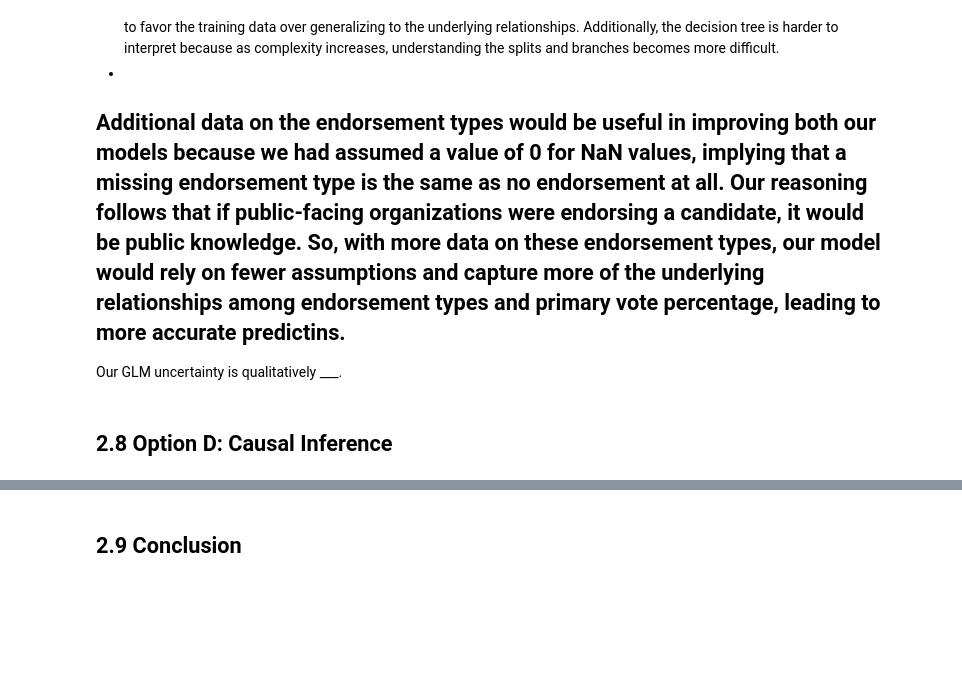
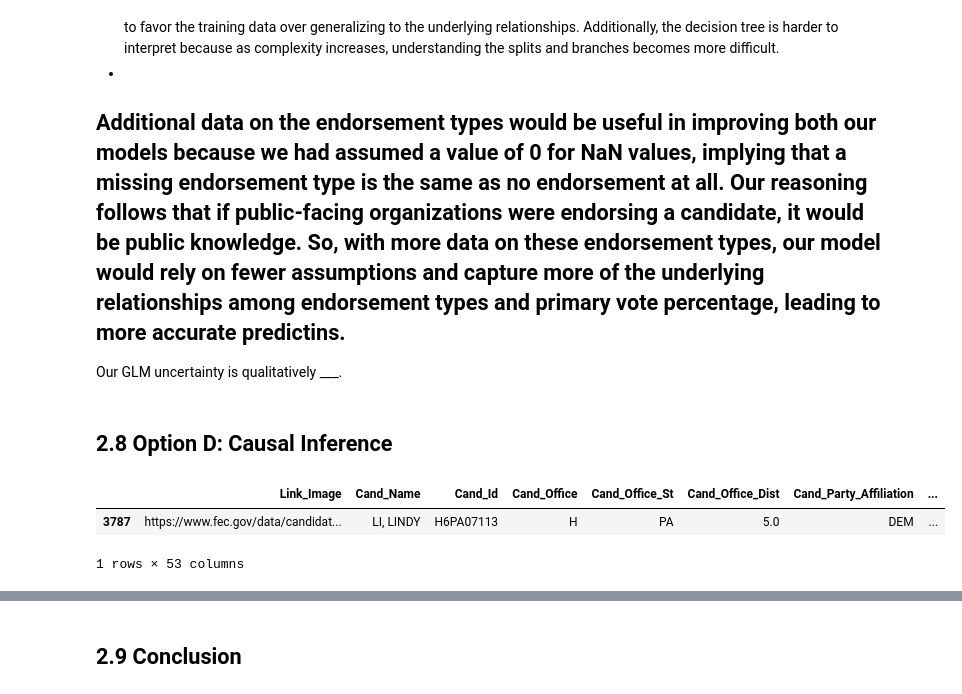
Before and after one commit to daekwon0/data102proj, a Jupyter notebook: data102_finproj_g23.ipynb, the cells around one changed output, grey strips where cells are left out. Cells and saved outputs as stored; diff of their text form; code cells hidden in the pictures; blank space fills up the shorter version.

```diff
--- a/data102_finproj_g23.ipynb
+++ b/data102_finproj_g23.ipynb
@@ -372,3 +383,14 @@ Additional data on the endorsement types would be useful in improving both our m
 Our GLM uncertainty is qualitatively ___.
 # %% [markdown]
 ## 2.8 Option D: Causal Inference
+# %%
+# data formatting
+candidate_2018['Cand_Last_Name'] = candidate_2018['Cand_Name'].str.extract('(\w+)')
+candidate_2018['Cand_First_Name'] = candidate_2018['Cand_Name'].str.extract('\w+, (\w+)')
+candidate_2018['name_lower'] = candidate_2018['Cand_First_Name'] + ' ' + candidate_2018['Cand_Last_Name']
+candidate_2018['name_lower'] = candidate_2018['name_lower'].str.lower()
+candidate_2018[candidate_2018['name_lower'] == 'lindy li']
+# %% [output]
+|  | Link_Image | Cand_Name | Cand_Id | Cand_Office | Cand_Office_St | Cand_Office_Dist | Cand_Party_Affiliation | ... |
+| 3787 | https://www.fec.gov/data/candidat... | LI, LINDY | H6PA07113 | H | PA | 5.0 | DEM | ... |
+1 rows × 53 columns
```
Also changed, not shown: parts of 19 cells of this notebook.
